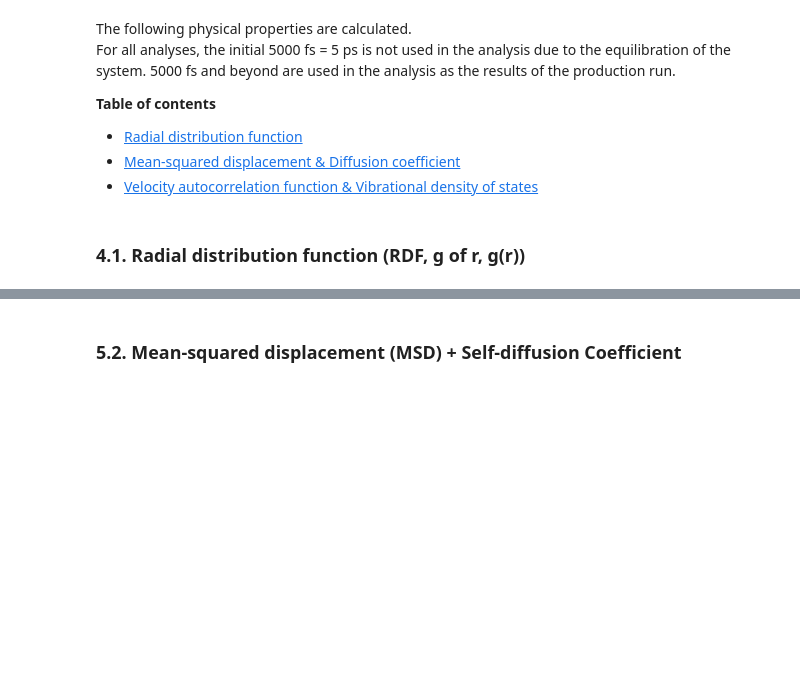
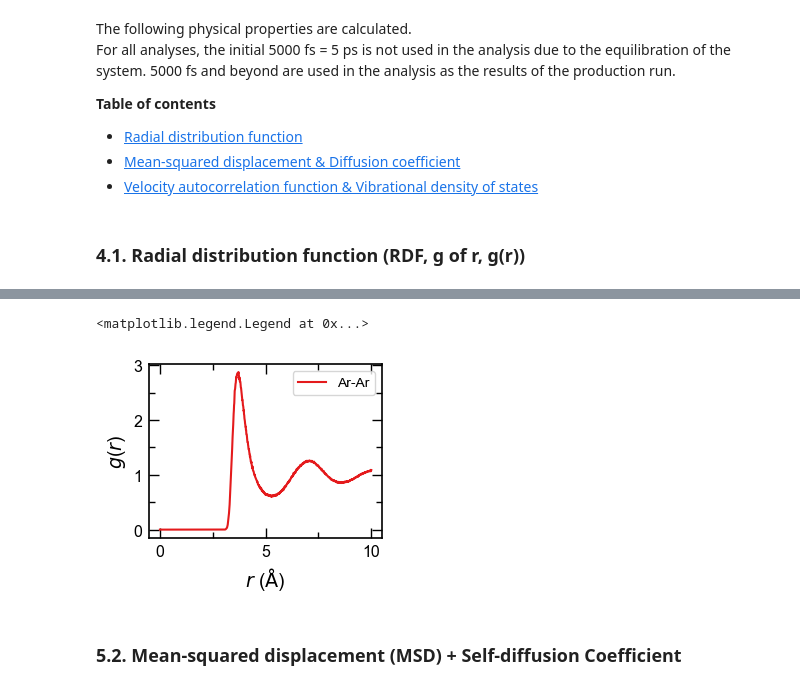
Before and after one commit to srak-uf/Molecular_simulation_tutorial, a Jupyter notebook: docs/source/03_ase/03_MD_analysis/03_md_analysis.ipynb, the cells around one changed output, grey strips where cells are left out. Cells and saved outputs as stored; diff of their text form; code cells hidden in the pictures; blank space fills up the shorter version.

```diff
--- a/docs/source/03_ase/03_MD_analysis/03_md_analysis.ipynb
+++ b/docs/source/03_ase/03_MD_analysis/03_md_analysis.ipynb
@@ -220,34 +315,37 @@ params = {
     "xtick.major.size": 7,    # major tick size in points
     "xtick.minor.size": 4,     # minor tick size in points
     "xtick.major.width": 1.0,     # major tick width in points
     "xtick.minor.width": 1.0,     # minor tick width in points
     "xtick.major.pad": 5.0,
     "xtick.minor.pad": 5.0,     # distance to the minor tick label in points
     "xtick.direction" : "in",
     "ytick.right" : True,
     "ytick.major.size": 7,     # major tick size in points
     "ytick.minor.size": 4,       # minor tick size in points
     "ytick.major.width": 1,     # major tick width in points
     "ytick.minor.width": 1.0,    # minor tick width in points
     "ytick.major.pad": 5,     # distance to major tick label in points
     "ytick.minor.pad": 5,    # distance to the minor tick label in points
     "ytick.direction": "in",
     "legend.fontsize": 10,
     "figure.figsize": (3.0, 2.25),
     "axes.prop_cycle": plt.cycler(color=['#e41a1c', '#377eb8', '#000000', '#984ea3',
                                          '#ff7f00', '#4daf4a', '#F6BE00', '#999999',
                                          '#ffff33', '#a65628', '#8B8000','#f781bf'])
 }
 plt.rcParams.update(params)
 
 fig, ax = plt.subplots()
 ax.xaxis.set_minor_locator(ticker.AutoMinorLocator(2))
 ax.yaxis.set_minor_locator(ticker.AutoMinorLocator(2))
 
 ax.plot(r, g, label="Ar-Ar")
-ax.set_xlabel("$r$ (${\mathrm {\AA}}$)")
+ax.set_xlabel(r"$r$ (${\mathrm {\AA}}$)")
 ax.set_ylabel("$g$($r$)")
 ax.legend()
+# %% [output]
+<matplotlib.legend.Legend at 0x...>
+[figure, added]
 # %% [markdown]
 ### 5.2. Mean-squared displacement (MSD) + Self-diffusion Coefficient <a id="msd"></a>
 # %% [markdown]
```
Also changed, not shown: parts of 16 cells of this notebook, 1 other file.
